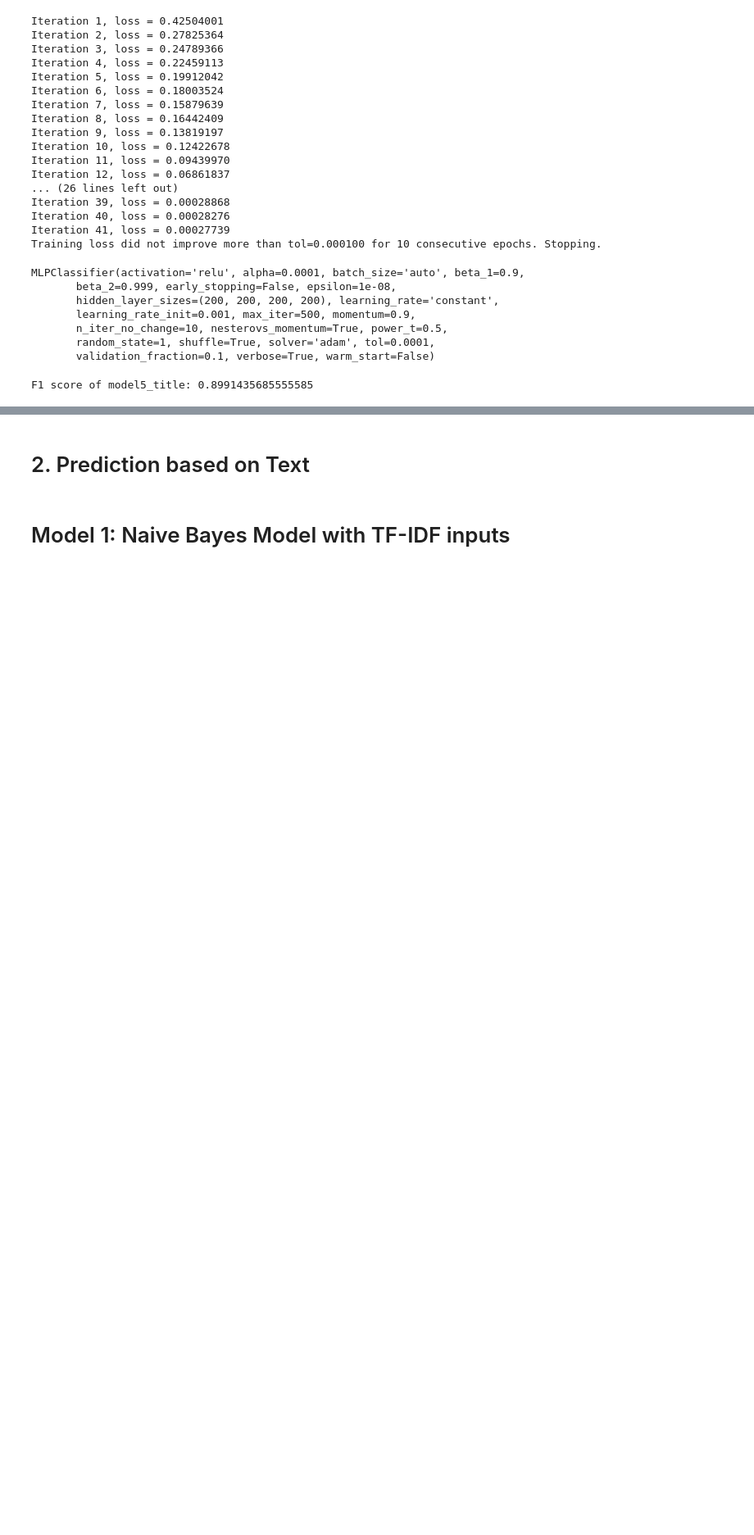
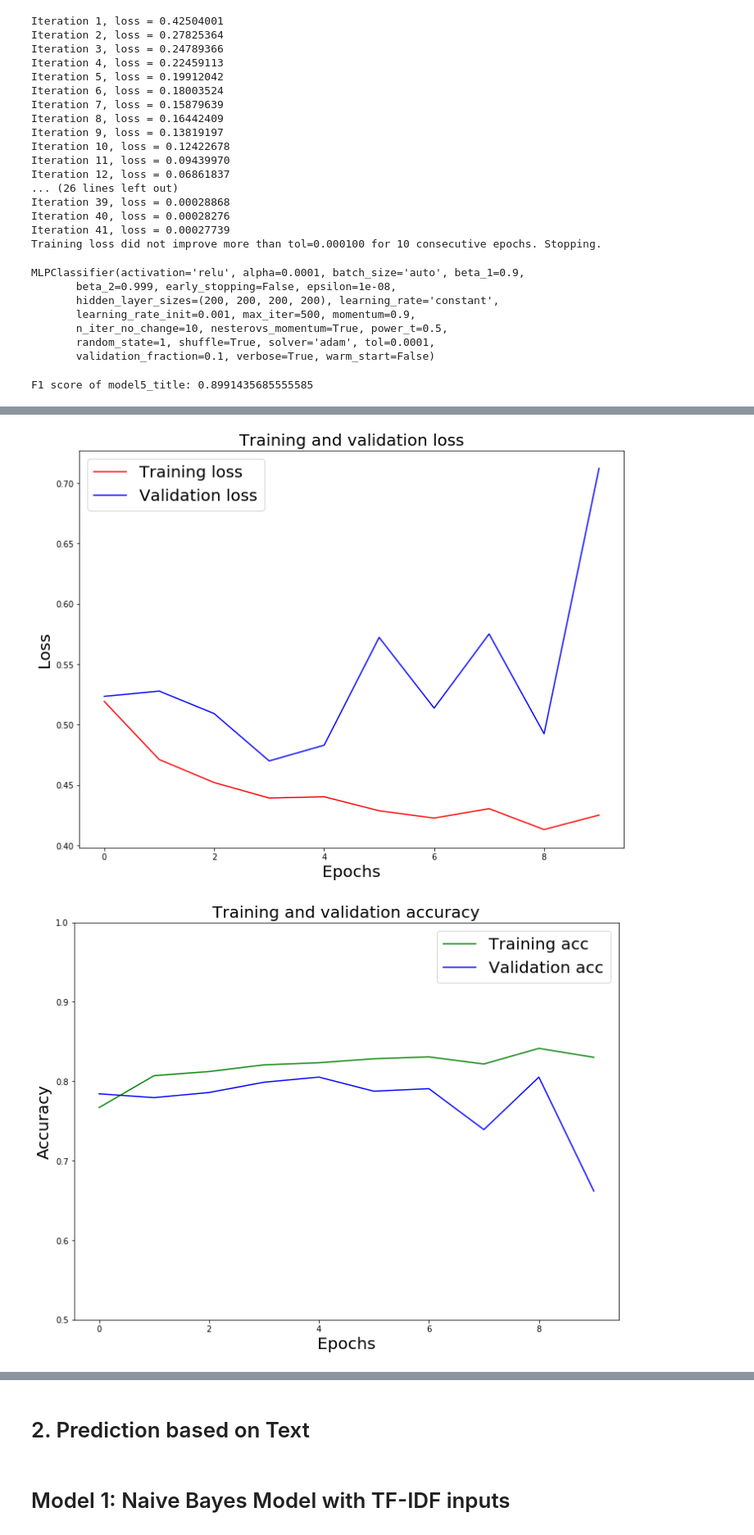
Before and after one commit to SaideT/Fake-News-Detection, a Jupyter notebook: fake_news-RNN3.ipynb, the cells around one changed output, grey strips where cells are left out. Shown at 82% size. Cells and saved outputs as stored; diff of their text form; code cells hidden in the pictures; blank space fills up the shorter version.

```diff
--- a/fake_news-RNN3.ipynb
+++ b/fake_news-RNN3.ipynb
@@ -382,0 +386,30 @@ F1 score of model5_title: 0.8991435685555585
+# %%
+#Convert text to vectors, our classifier only takes numerical data.
+def normalize(data):
+    normalized = []
+    for i in data:
+        i = i.lower()
+        normalized.append(i)
+    return normalized
+
+x_train_title_rnn = normalize(x_train_title)
+x_test_title_rnn = normalize(x_test_title)
+
+max_vocab = 10000
+tokenizer = Tokenizer(num_words=max_vocab)
+tokenizer.fit_on_texts(x_train_title_rnn)
+
+
+# tokenize the text into vectors
+x_train_title_rnn = tokenizer.texts_to_sequences(x_train_title_rnn)
+x_test_title_rnn = tokenizer.texts_to_sequences(x_test_title_rnn)
+
+#Apply padding so we have the same length for each article
+x_train_title_rnn = tf.keras.preprocessing.sequence.pad_sequences(x_train_title_rnn, padding='post', maxlen=100)
+x_test_title_rnn = tf.keras.preprocessing.sequence.pad_sequences(x_test_title_rnn, padding='post', maxlen=100)
+# %%
+model6_title = Sequential(name = 'model6_title')
+model6_title.add(Embedding(input_dim = max_vocab, output_dim = 100, trainable=False))
+model6_title.add(SimpleRNN(32))
+model6_title.add(Dense(1, activation = 'sigmoid'))
+model6_title.summary()
@@ -382,0 +431,5 @@ F1 score of model5_title: 0.8991435685555585
+# %%
+early_stop = tf.keras.callbacks.EarlyStopping(monitor='val_loss', mode='min', patience=3, restore_best_weights=True)
+model6_title.compile(loss='binary_crossentropy', optimizer='adam', metrics=['accuracy'])
+model6_title_rnn = model6_title.fit(x_train_title_rnn, y_train, epochs=10,validation_split=0.1, batch_size=32)
+model6_title.evaluate(x_test_title_rnn, y_test)
@@ -382,0 +486,5 @@ F1 score of model5_title: 0.8991435685555585
+# %%
+model_plot(model6_title_rnn)
+# %% [output]
+[figure, added]
+[figure, added]
```
Also changed, not shown: parts of 20 cells of this notebook.
